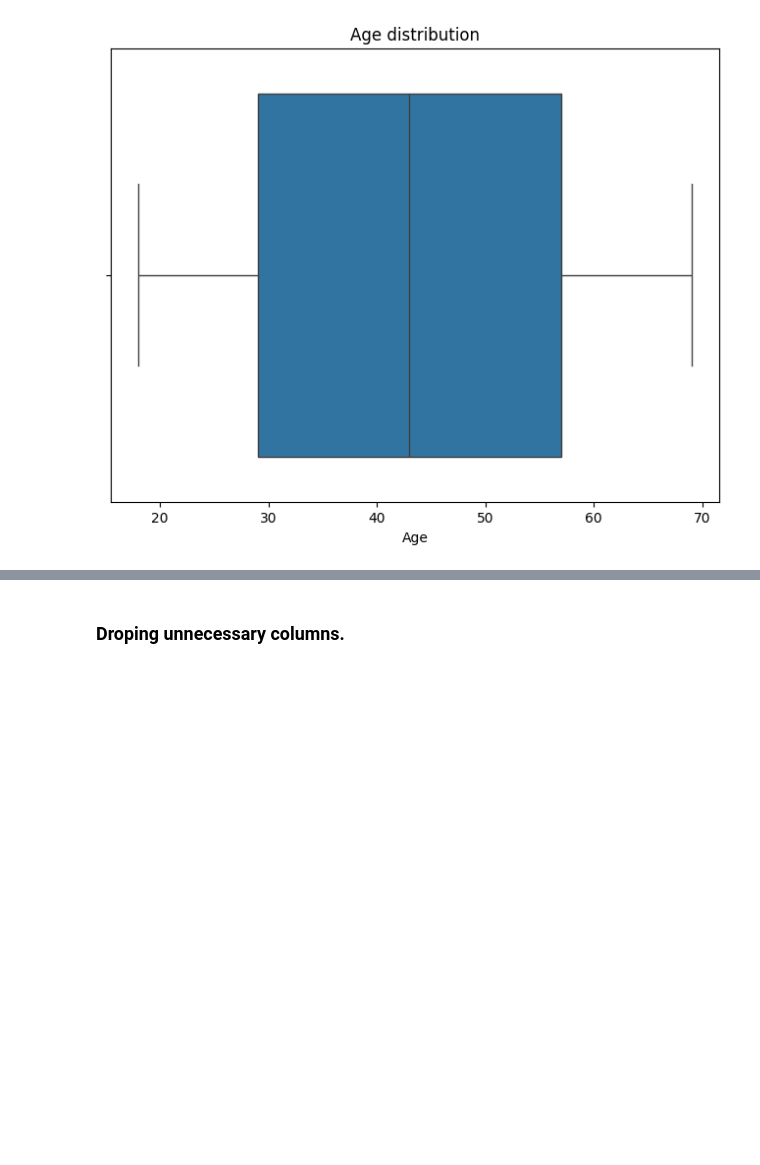
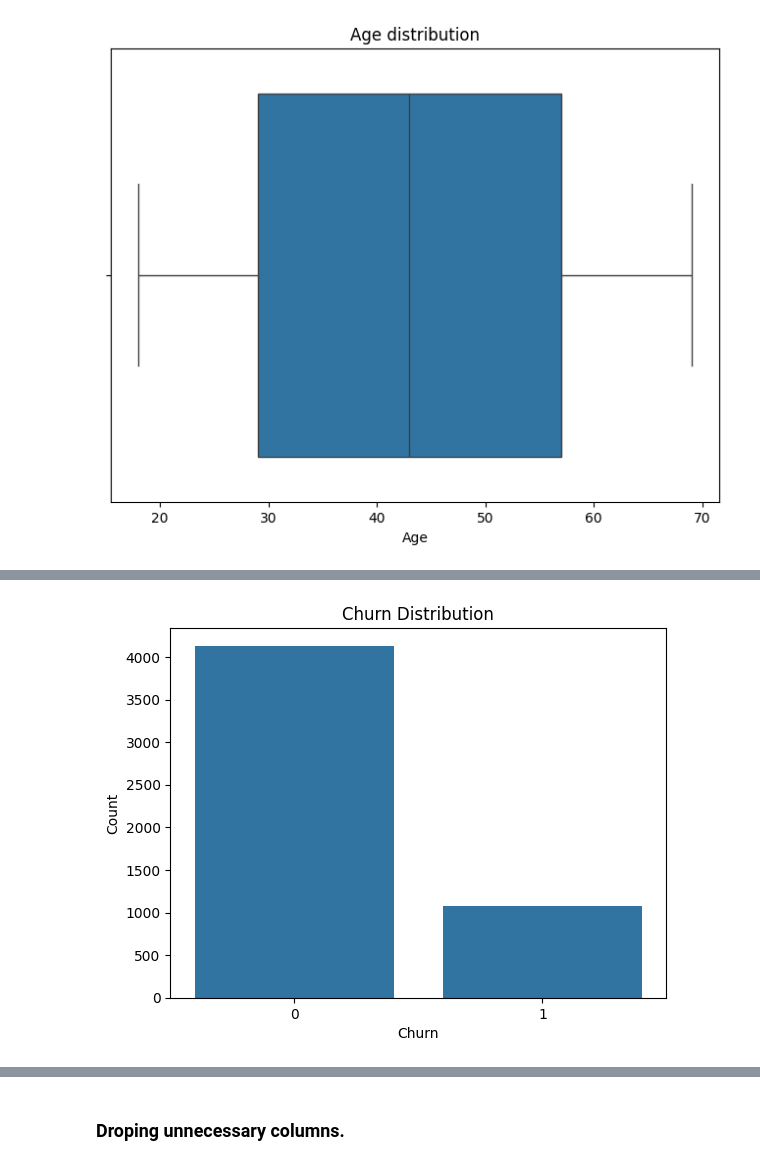
Before and after one commit to 87690ut/Virtual-Internships-Portfolio, a Jupyter notebook: Lloyds_Customer_Churn_Analysis/Llyods_Customer_Churn_Prediction-Analysis.ipynb, the cells around one changed output, grey strips where cells are left out. Drawn from its saved outputs; the diff is of its cells as text; code cells hidden in the pictures; blank space fills up the shorter version.

```diff
--- a/Lloyds_Customer_Churn_Analysis/Llyods_Customer_Churn_Prediction-Analysis.ipynb
+++ b/Lloyds_Customer_Churn_Analysis/Llyods_Customer_Churn_Prediction-Analysis.ipynb
@@ -158,0 +169,8 @@ plt.show()
+# %%
+sns.countplot(df_finall, x = 'ChurnStatus')
+plt.title('Churn Distribution')
+plt.xlabel('Churn')
+plt.ylabel('Count')
+plt.show()
+# %% [output]
+[figure, added]
```
Also changed, not shown: parts of 4 cells of this notebook.
